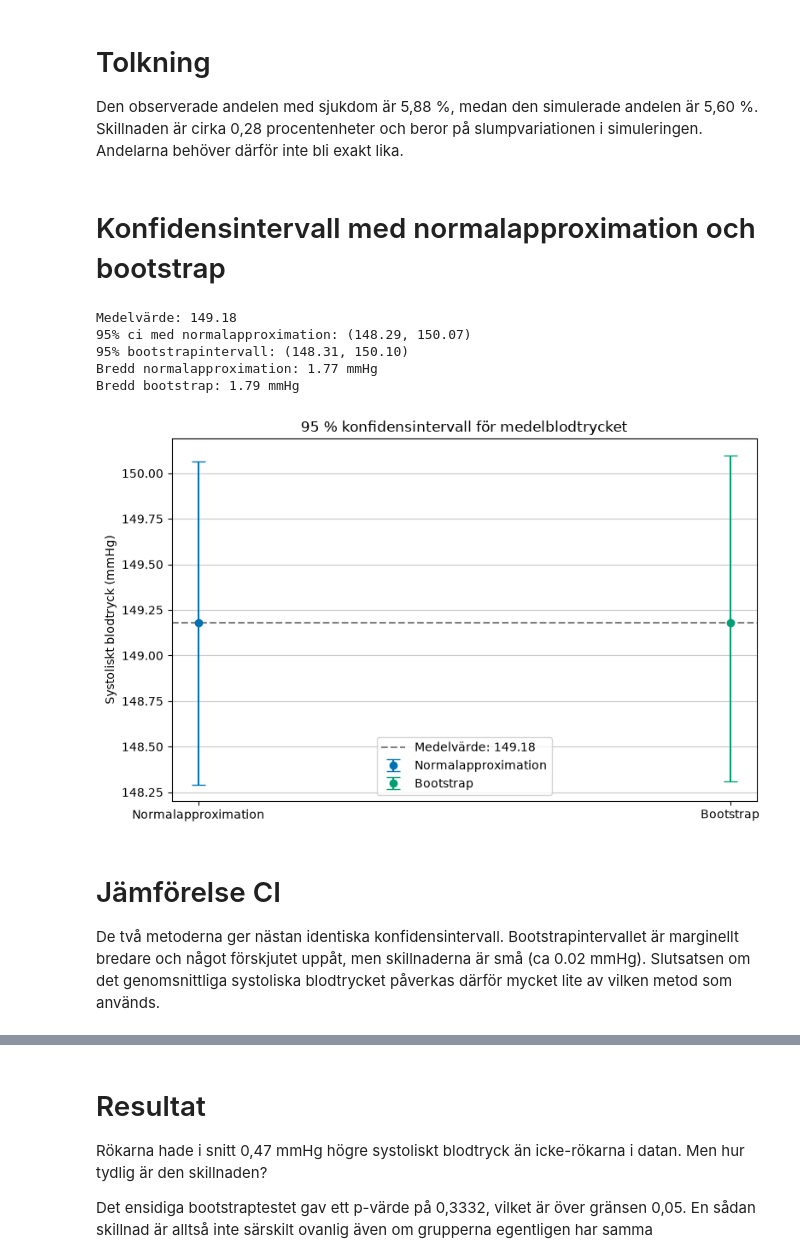
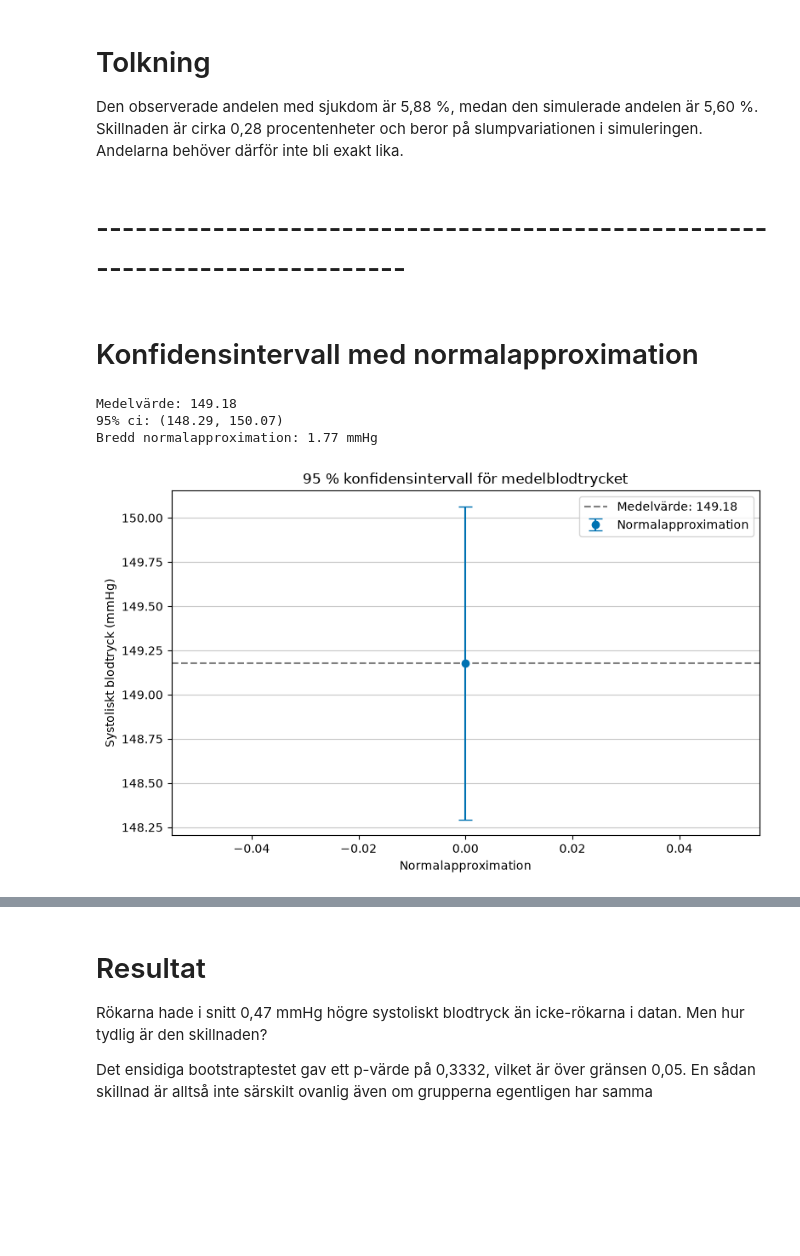
Before and after one commit to Ivartingbrant/Inl-mningsuppgift-1, a Jupyter notebook: report.ipynb, the cells around one changed output, grey strips where cells are left out. Saved outputs shown, nothing was run; the diff lists cells and outputs as text; code cells hidden in the pictures; blank space fills up the shorter version.

```diff
--- a/report.ipynb
+++ b/report.ipynb
@@ -57,14 +58,14 @@ display(summary)
 # %% [markdown]
 # Visualiseringar
 # %%
-"""deklarerar storlek och grid på alla figurer"""
+"""deklarerar stil och grid på alla figurer"""
 plt.style.use("seaborn-v0_8-colorblind")
-plt.rcParams["figure.figsize"] = (20, 6)
 plt.rcParams["axes.grid"] = True
 plt.rcParams["axes.grid.axis"] = "y"
 plt.rcParams["grid.alpha"] = (0.7)
 
-fig, axes = plt.subplots(1, 3)
+
+fig, axes = plt.subplots(1, 3, figsize=(20,6))
 
 #Histogram över blodtryck
 axes[0].hist(df["systolic_bp"], bins=20, edgecolor="black")
@@ -79,7 +80,6 @@ df.boxplot(column="weight", by="sex", ax=axes[1])
 axes[1].set_title("Vikt fördelat på kön")
 axes[1].set_xlabel("kön")
 axes[1].set_ylabel("Vikt (kg)")
-fig.suptitle("")
 
 
 #Stapeldiagram över andel rökare och icke-rökare
@@ -91,6 +91,7 @@ axes[2].set_xlabel("Rökare")
 axes[2].set_ylabel("Andel (%)")
 axes[2].tick_params(axis="x", rotation=0)
 plt.tight_layout()
+fig.suptitle("")
 plt.show()
 # %% [output]
 [figure]
@@ -122,86 +131,53 @@ Den observerade andelen är 5.88% och den simulerade andelen är 5.60%. Med samm
 # Tolkning
 
 Den observerade andelen med sjukdom är 5,88 %, medan den simulerade andelen är 5,60 %. Skillnaden är cirka 0,28 procentenheter och beror på slumpvariationen i simuleringen. Andelarna behöver därför inte bli exakt lika.
+# %% [markdown]
+# ----------------------------------------------------------------------------
 # %% [markdown]
-# Konfidensintervall med normalapproximation och bootstrap
+# Konfidensintervall med normalapproximation
 # %%
 np.random.seed(42)
 bp = df["systolic_bp"] #bp = bloodpressure
 
 """
 95%-ci med normalapproximation
 """
-def ci_normal(bp):
+n = len(bp)
+bp_mean = bp.mean()
+bp_std = bp.std(ddof=1)
 
-    n = len(bp)
-    bp_mean = np.mean(bp)
-    bp_std = np.std(bp, ddof=1)
-    se = (bp_std / math.sqrt(n))
+#Standardfel och felmarginal
+se = bp_std / np.sqrt(n)
+z_crit = stats.norm.ppf(0.975)
+half_width = z_crit * se
 
-    z_critical = 1.96
-    half_width = z_critical * se
-    lo, hi = bp_mean - half_width, bp_mean + half_width
-    return (lo, hi), bp_mean, bp_std, n
-
-(lo, hi), bp_mean, bp_std, n = ci_normal(bp)
-
-"""95%-ci med bootstrap"""
-def ci_bootstrap(bp, n=1000):
-    bootstrap_means = []
-
-    for _ in range(n):
-        sample = np.random.choice(
-            bp,
-            size=len(bp),
-            replace=True
-        )
-        bootstrap_means.append(np.mean(sample))
-    blo, bhi = np.percentile(bootstrap_means, [2.5, 97.5])
-    return (blo, bhi)
-
-(blo, bhi) = ci_bootstrap(bp)
-
+low = bp_mean - half_width
+high = bp_mean + half_width
 
 print(f"Medelvärde: {bp.mean():.2f}")
-print(f"95% ci med normalapproximation: ({lo:.2f}, {hi:.2f})")
-print(f"95% bootstrapintervall: ({blo:.2f}, {bhi:.2f})")
-print(f"Bredd normalapproximation: {hi - lo:.2f} mmHg")
-print(f"Bredd bootstrap: {bhi - blo:.2f} mmHg")
+print(f"95% ci: ({low:.2f}, {high:.2f})")
+print(f"Bredd normalapproximation: {high - low:.2f} mmHg")
 
 
 fig, ax = plt.subplots(figsize=(8, 5))
 
 ax.errorbar(
     x=0,
     y=bp_mean,
-    yerr=[[bp_mean - lo], [hi - bp_mean]],
+    yerr=[[bp_mean - low], [high - bp_mean]],
     fmt="o",
     capsize=6,
     label="Normalapproximation"
 )
-ax.errorbar(
-    x=1,
-    y=bp_mean,
-    yerr=[[bp_mean - blo], [bhi - bp_mean]],
-    fmt="o",
-    capsize=6,
-    label="Bootstrap"
-)
-ax.set_xticks([0, 1], ["Normalapproximation", "Bootstrap"])
+ax.set_xlabel("Normalapproximation")
 ax.set_ylabel("Systoliskt blodtryck (mmHg)")
 ax.set_title("95 % konfidensintervall för medelblodtrycket")
 plt.axhline(bp_mean, label=f"Medelvärde: {bp_mean:.2f}", color="grey", linestyle="--")
 plt.legend()
 plt.tight_layout()
 plt.show()
 # %% [output]
 Medelvärde: 149.18
-95% ci med normalapproximation: (148.29, 150.07)
-95% bootstrapintervall: (148.31, 150.10)
+95% ci: (148.29, 150.07)
 Bredd normalapproximation: 1.77 mmHg
-Bredd bootstrap: 1.79 mmHg
-[figure, old version]
+[figure, new version]
-# %% [markdown]
-# Jämförelse CI
-
-De två metoderna ger nästan identiska konfidensintervall. Bootstrapintervallet är marginellt bredare och något förskjutet uppåt, men skillnaderna är små (ca 0.02 mmHg). Slutsatsen om det genomsnittliga systoliska blodtrycket påverkas därför mycket lite av vilken metod som används.
```
Also changed, not shown: parts of 7 cells of this notebook.
